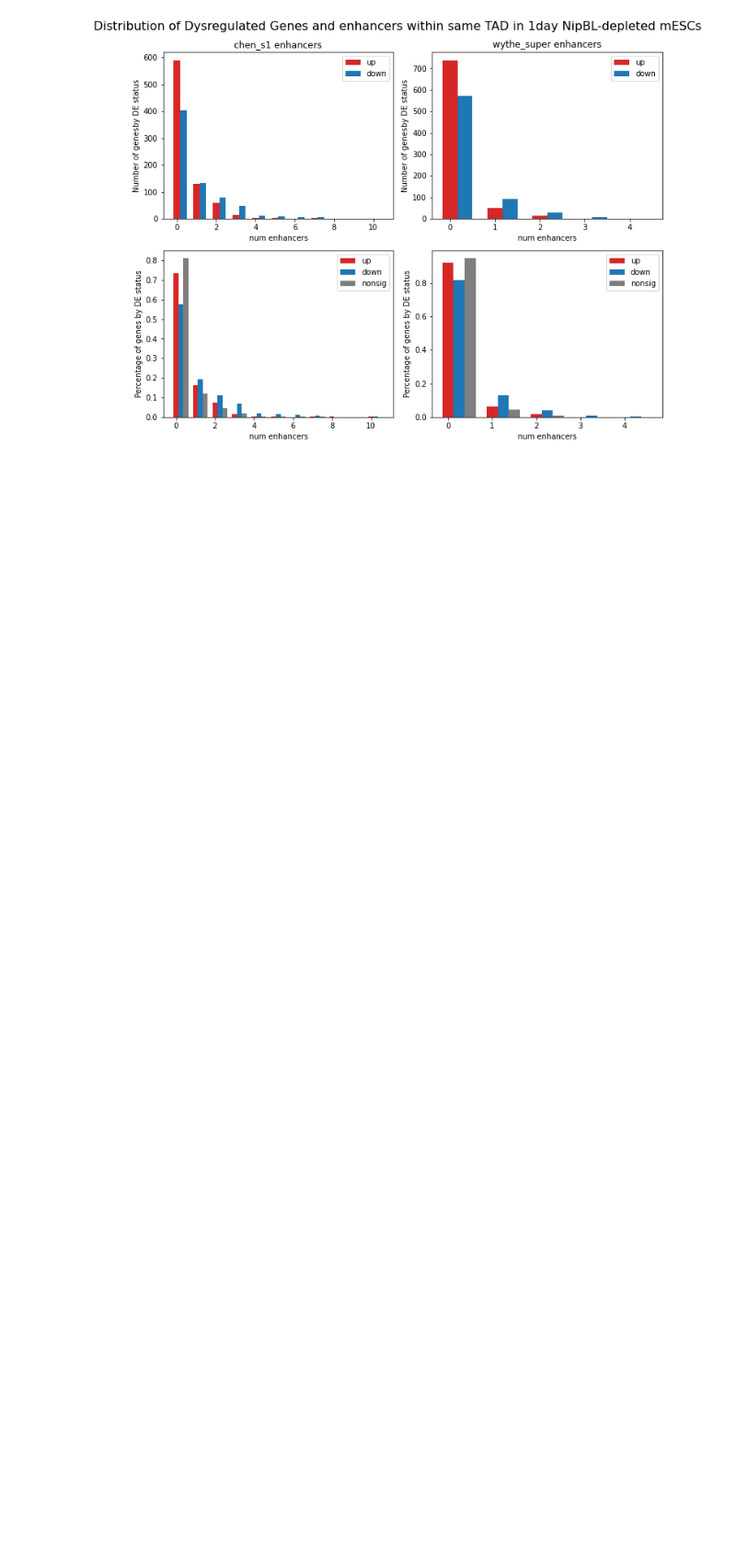
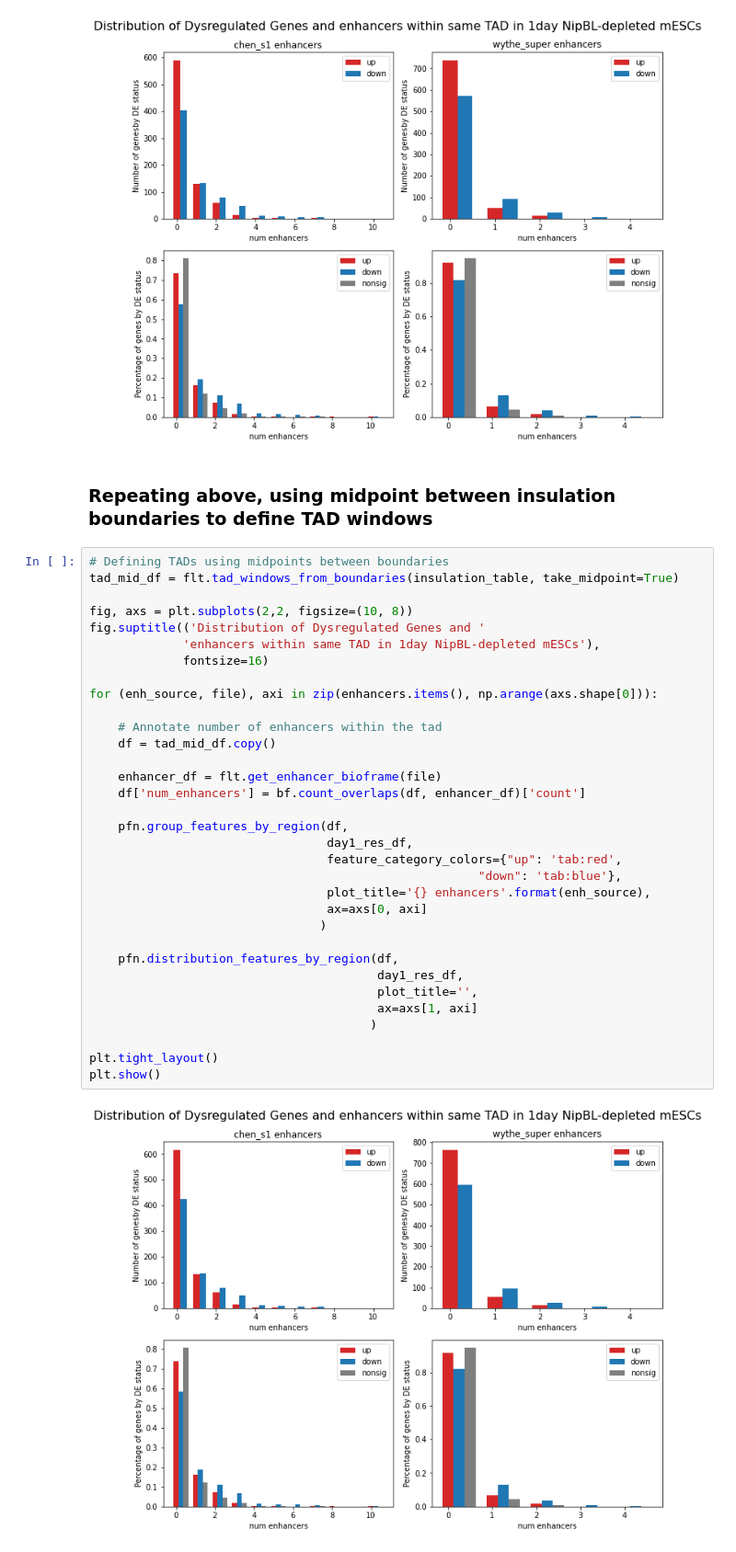
Before and after one commit to Bozhie/transcription_3Dfolding, a Jupyter notebook: transcription_3dfolding/transcription_data_analysis/20221016_dNipBL_proximal_enhancers.ipynb, the cells around one changed output. Shown at 92% size. Cells and saved outputs as stored; diff of their text form; blank space fills up the shorter version.

```diff
--- a/transcription_3dfolding/transcription_data_analysis/20221016_dNipBL_proximal_enhancers.ipynb
+++ b/transcription_3dfolding/transcription_data_analysis/20221016_dNipBL_proximal_enhancers.ipynb
@@ -190,4 +196,41 @@ plt.tight_layout()
 plt.show()
 # %% [output]
 [figure]
+# %% [markdown]
+### Repeating above, using midpoint between insulation boundaries to define TAD windows
+# %%
+# Defining TADs using midpoints between boundaries
+tad_mid_df = flt.tad_windows_from_boundaries(insulation_table, take_midpoint=True)
+
+fig, axs = plt.subplots(2,2, figsize=(10, 8))
+fig.suptitle(('Distribution of Dysregulated Genes and '
+             'enhancers within same TAD in 1day NipBL-depleted mESCs'),
+             fontsize=16)
+
+for (enh_source, file), axi in zip(enhancers.items(), np.arange(axs.shape[0])):
+
+    # Annotate number of enhancers within the tad
+    df = tad_mid_df.copy()
+
+    enhancer_df = flt.get_enhancer_bioframe(file)
+    df['num_enhancers'] = bf.count_overlaps(df, enhancer_df)['count']
+
+    pfn.group_features_by_region(df,
+                                 day1_res_df,
+                                 feature_category_colors={"up": 'tab:red',
+                                                      "down": 'tab:blue'},
+                                 plot_title='{} enhancers'.format(enh_source),
+                                 ax=axs[0, axi]
+                                )
+
+    pfn.distribution_features_by_region(df,
+                                        day1_res_df,
+                                        plot_title='',
+                                        ax=axs[1, axi]
+                                       )
+
+plt.tight_layout()
+plt.show()
+# %% [output]
+[figure, added]
 # %% [markdown]
```
Also changed, not shown: parts of 11 cells of this notebook.
